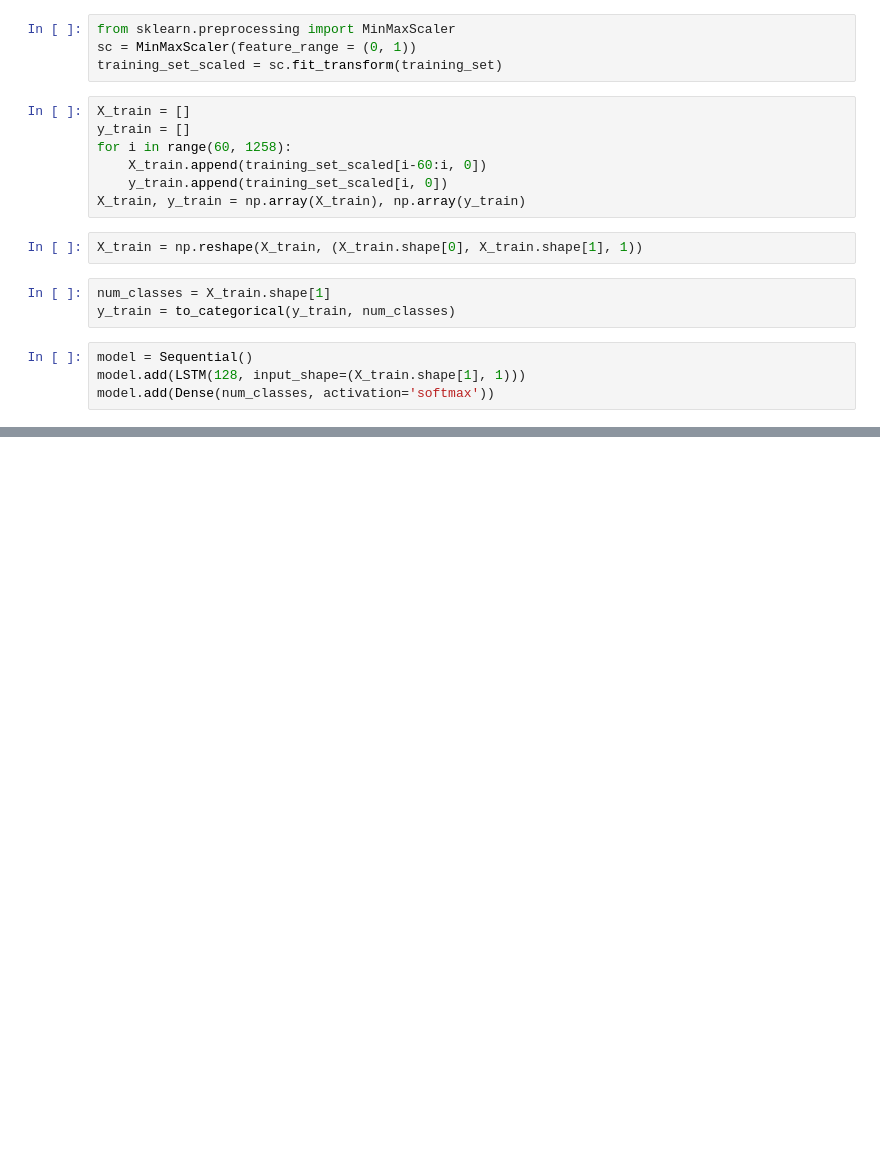
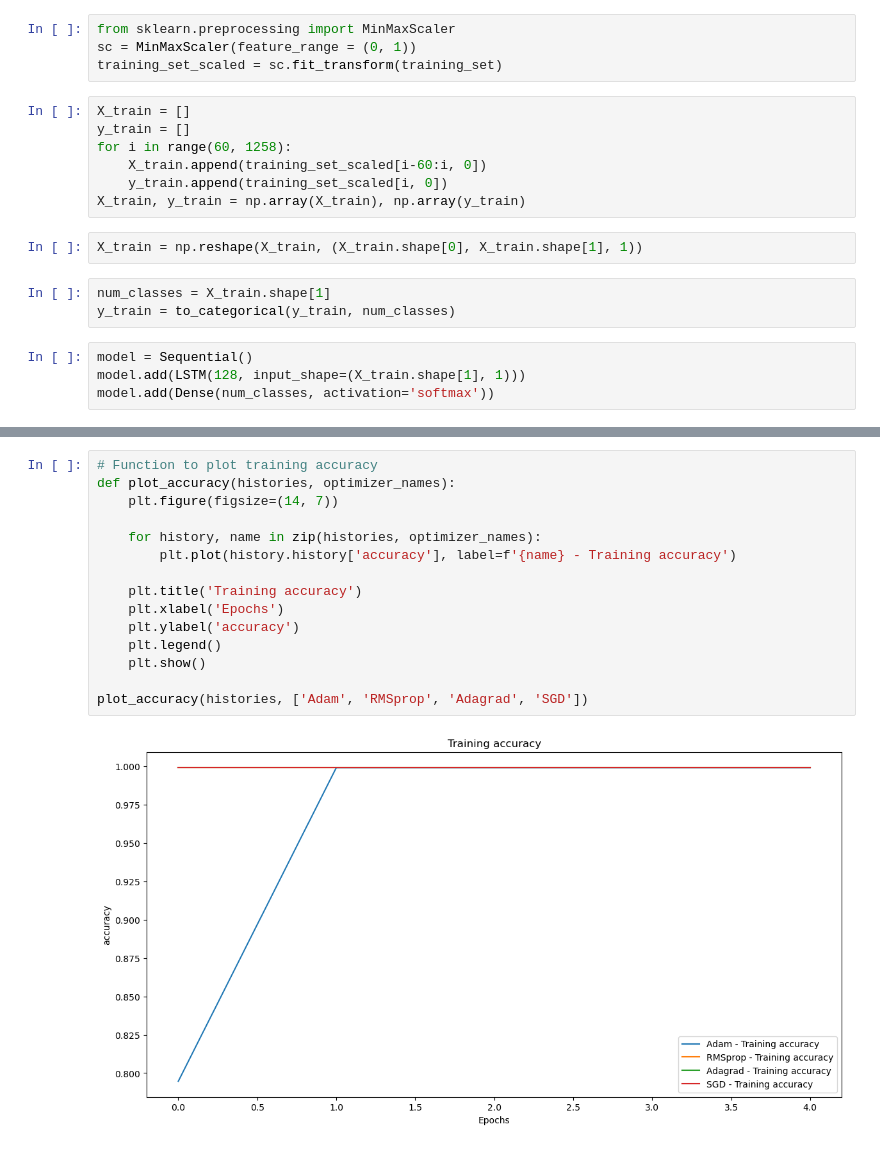
Before and after one commit to chakryaros/IDC6146, a Jupyter notebook: Project_Group2_RNN_model.ipynb, the cells around one changed output, grey strips where cells are left out. Saved outputs shown, nothing was run; the diff lists cells and outputs as text; blank space fills up the shorter version.

Commit message:
RNN graphs

```diff
--- a/Project_Group2_RNN_model.ipynb
+++ b/Project_Group2_RNN_model.ipynb
@@ -58,0 +66,17 @@ Epoch 500/500
+# %%
+# Function to plot training accuracy
+def plot_accuracy(histories, optimizer_names):
+    plt.figure(figsize=(14, 7))
+
+    for history, name in zip(histories, optimizer_names):
+        plt.plot(history.history['accuracy'], label=f'{name} - Training accuracy')
+
+    plt.title('Training accuracy')
+    plt.xlabel('Epochs')
+    plt.ylabel('accuracy')
+    plt.legend()
+    plt.show()
+
+plot_accuracy(histories, ['Adam', 'RMSprop', 'Adagrad', 'SGD'])
+# %% [output]
+[figure, added]
```
Also changed, not shown: parts of 3 cells of this notebook.
